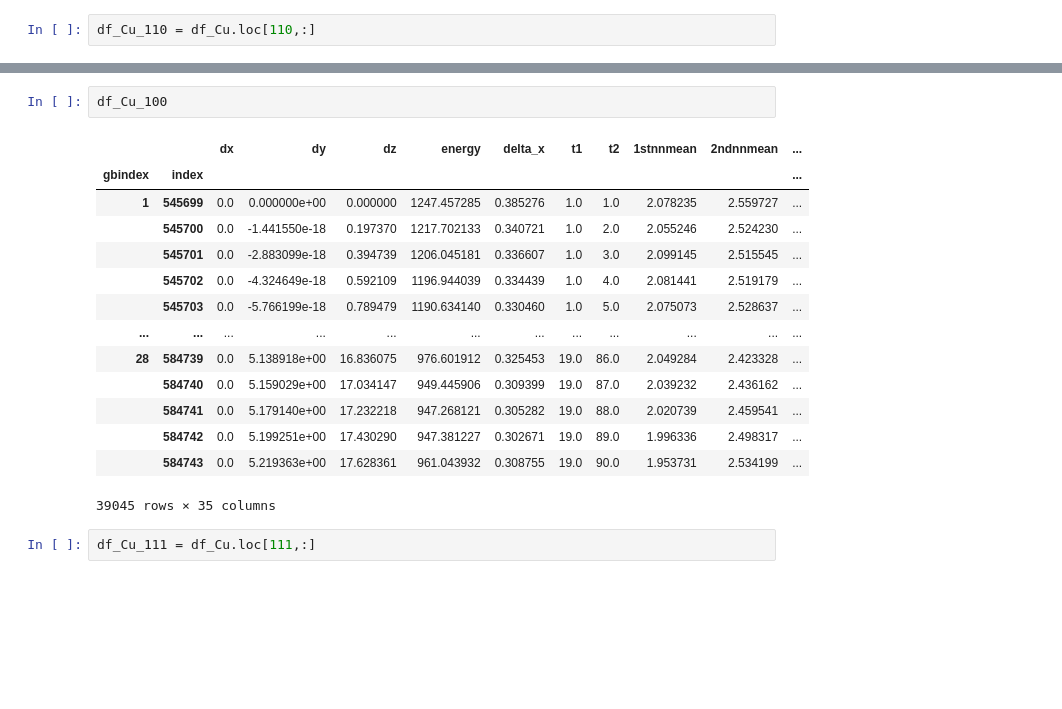
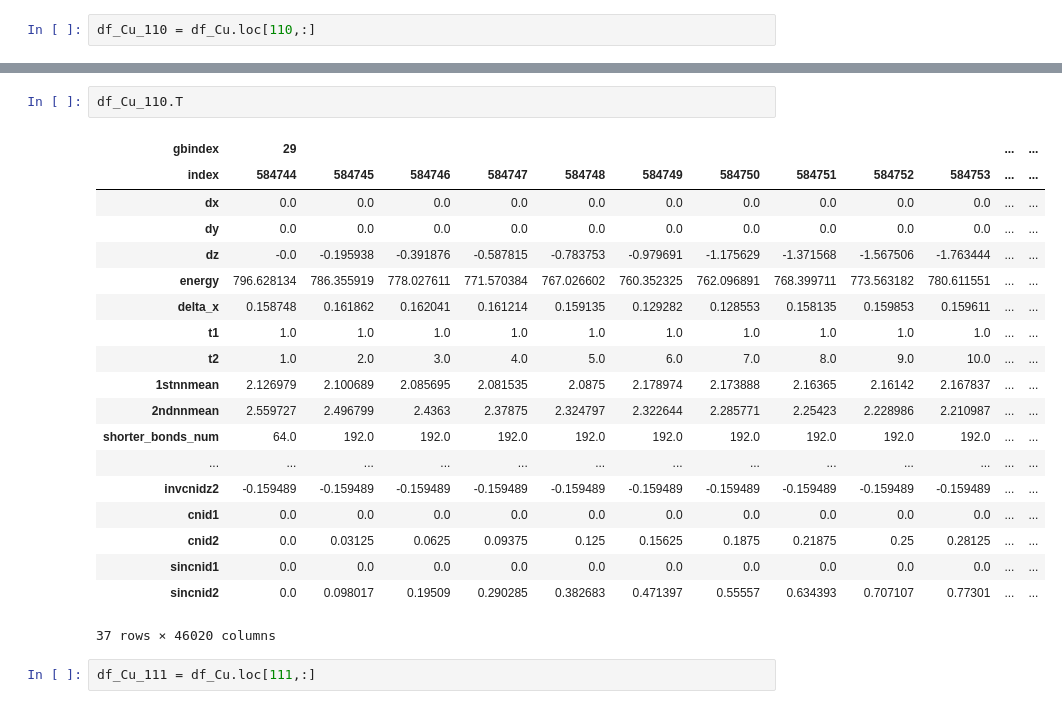
Before and after one commit to yhata1120/using_tool, a Jupyter notebook: fractional_cnid.ipynb, the cells around one changed output, grey strips where cells are left out. Drawn from its saved outputs; the diff is of its cells as text; blank space fills up the shorter version.

```diff
--- a/fractional_cnid.ipynb
+++ b/fractional_cnid.ipynb
@@ -113,20 +101,25 @@ See the caveats in the documentation: https://pandas.pydata.org/pandas-docs/stab
 # %%
-df_Cu_100
+df_Cu_110.T
 # %% [output]
-|  |  | dx | dy | dz | energy | delta_x | t1 | t2 | 1stnnmean | 2ndnnmean | ... |
-| gbindex | index |  |  |  |  |  |  |  |  |  | ... |
-| 1 | 545699 | 0.0 | 0.000000e+00 | 0.000000 | 1247.457285 | 0.385276 | 1.0 | 1.0 | 2.078235 | 2.559727 | ... |
-|  | 545700 | 0.0 | -1.441550e-18 | 0.197370 | 1217.702133 | 0.340721 | 1.0 | 2.0 | 2.055246 | 2.524230 | ... |
-|  | 545701 | 0.0 | -2.883099e-18 | 0.394739 | 1206.045181 | 0.336607 | 1.0 | 3.0 | 2.099145 | 2.515545 | ... |
-|  | 545702 | 0.0 | -4.324649e-18 | 0.592109 | 1196.944039 | 0.334439 | 1.0 | 4.0 | 2.081441 | 2.519179 | ... |
-|  | 545703 | 0.0 | -5.766199e-18 | 0.789479 | 1190.634140 | 0.330460 | 1.0 | 5.0 | 2.075073 | 2.528637 | ... |
-| ... | ... | ... | ... | ... | ... | ... | ... | ... | ... | ... | ... |
-| 28 | 584739 | 0.0 | 5.138918e+00 | 16.836075 | 976.601912 | 0.325453 | 19.0 | 86.0 | 2.049284 | 2.423328 | ... |
-|  | 584740 | 0.0 | 5.159029e+00 | 17.034147 | 949.445906 | 0.309399 | 19.0 | 87.0 | 2.039232 | 2.436162 | ... |
-|  | 584741 | 0.0 | 5.179140e+00 | 17.232218 | 947.268121 | 0.305282 | 19.0 | 88.0 | 2.020739 | 2.459541 | ... |
-|  | 584742 | 0.0 | 5.199251e+00 | 17.430290 | 947.381227 | 0.302671 | 19.0 | 89.0 | 1.996336 | 2.498317 | ... |
-|  | 584743 | 0.0 | 5.219363e+00 | 17.628361 | 961.043932 | 0.308755 | 19.0 | 90.0 | 1.953731 | 2.534199 | ... |
+| gbindex | 29 |  |  |  |  |  |  |  |  |  | ... | ... |
+| index | 584744 | 584745 | 584746 | 584747 | 584748 | 584749 | 584750 | 584751 | 584752 | 584753 | ... | ... |
+| dx | 0.0 | 0.0 | 0.0 | 0.0 | 0.0 | 0.0 | 0.0 | 0.0 | 0.0 | 0.0 | ... | ... |
+| dy | 0.0 | 0.0 | 0.0 | 0.0 | 0.0 | 0.0 | 0.0 | 0.0 | 0.0 | 0.0 | ... | ... |
+| dz | -0.0 | -0.195938 | -0.391876 | -0.587815 | -0.783753 | -0.979691 | -1.175629 | -1.371568 | -1.567506 | -1.763444 | ... | ... |
+| energy | 796.628134 | 786.355919 | 778.027611 | 771.570384 | 767.026602 | 760.352325 | 762.096891 | 768.399711 | 773.563182 | 780.611551 | ... | ... |
+| delta_x | 0.158748 | 0.161862 | 0.162041 | 0.161214 | 0.159135 | 0.129282 | 0.128553 | 0.158135 | 0.159853 | 0.159611 | ... | ... |
+| t1 | 1.0 | 1.0 | 1.0 | 1.0 | 1.0 | 1.0 | 1.0 | 1.0 | 1.0 | 1.0 | ... | ... |
+| t2 | 1.0 | 2.0 | 3.0 | 4.0 | 5.0 | 6.0 | 7.0 | 8.0 | 9.0 | 10.0 | ... | ... |
+| 1stnnmean | 2.126979 | 2.100689 | 2.085695 | 2.081535 | 2.0875 | 2.178974 | 2.173888 | 2.16365 | 2.16142 | 2.167837 | ... | ... |
+| 2ndnnmean | 2.559727 | 2.496799 | 2.4363 | 2.37875 | 2.324797 | 2.322644 | 2.285771 | 2.25423 | 2.228986 | 2.210987 | ... | ... |
+| shorter_bonds_num | 64.0 | 192.0 | 192.0 | 192.0 | 192.0 | 192.0 | 192.0 | 192.0 | 192.0 | 192.0 | ... | ... |
+| ... | ... | ... | ... | ... | ... | ... | ... | ... | ... | ... | ... | ... |
+| invcnidz2 | -0.159489 | -0.159489 | -0.159489 | -0.159489 | -0.159489 | -0.159489 | -0.159489 | -0.159489 | -0.159489 | -0.159489 | ... | ... |
+| cnid1 | 0.0 | 0.0 | 0.0 | 0.0 | 0.0 | 0.0 | 0.0 | 0.0 | 0.0 | 0.0 | ... | ... |
+| cnid2 | 0.0 | 0.03125 | 0.0625 | 0.09375 | 0.125 | 0.15625 | 0.1875 | 0.21875 | 0.25 | 0.28125 | ... | ... |
+| sincnid1 | 0.0 | 0.0 | 0.0 | 0.0 | 0.0 | 0.0 | 0.0 | 0.0 | 0.0 | 0.0 | ... | ... |
+| sincnid2 | 0.0 | 0.098017 | 0.19509 | 0.290285 | 0.382683 | 0.471397 | 0.55557 | 0.634393 | 0.707107 | 0.77301 | ... | ... |
-39045 rows × 35 columns
+37 rows × 46020 columns
 # %%
 df_Cu_111 = df_Cu.loc[111,:]
 # %%
```
Also changed, not shown: parts of 4 cells of this notebook, 2 other files.
